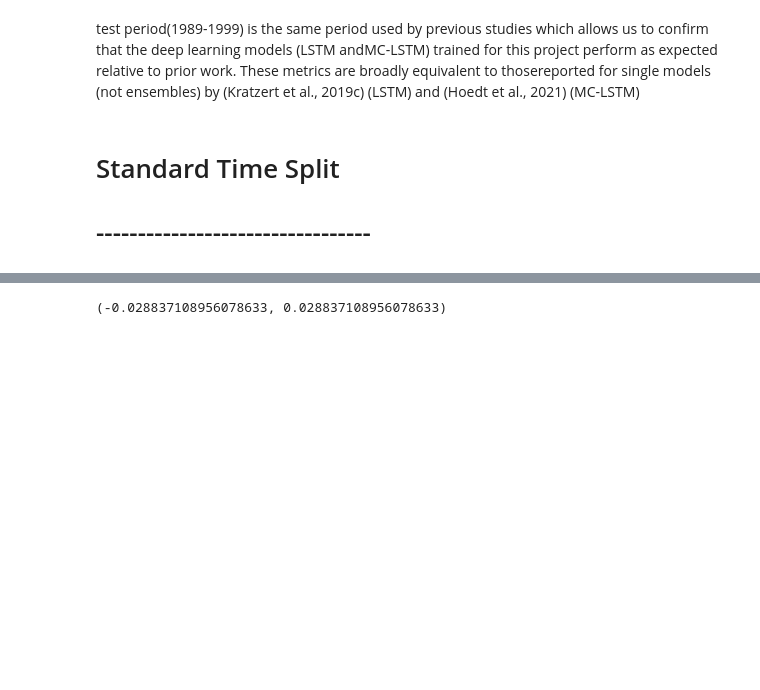
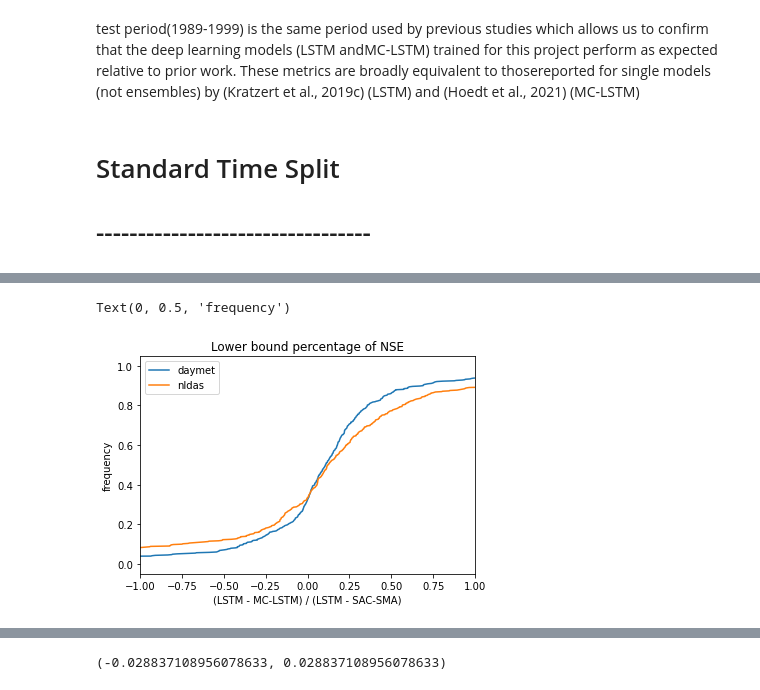
Before and after one commit to jmframe/mclstm_2021_mass_balance, a Jupyter notebook: results/paper_table-ens.ipynb, the cells around one changed output, grey strips where cells are left out. Drawn from its saved outputs; the diff is of its cells as text; code cells hidden in the pictures; blank space fills up the shorter version.

```diff
--- a/results/paper_table-ens.ipynb
+++ b/results/paper_table-ens.ipynb
@@ -199,0 +252,15 @@ for forcing_type in ['nldas', 'daymet']:
+# %%
+yvalues = list(range(len(lower_bound_st1_dict['NSE']['daymet'])))
+for i, _ in enumerate(yvalues):
+    yvalues[i] = yvalues[i]/len(yvalues)
+
+df_plot = pd.DataFrame(data=lower_bound_st1_dict['NSE'], columns=['daymet','nldas'])
+plt.plot(np.sort(df_plot[~pd.isnull(df_plot)], axis=0), yvalues)
+plt.xlim([-1,1])
+plt.legend(['daymet','nldas'])
+plt.title("Lower bound percentage of NSE")
+plt.xlabel("(LSTM - MC-LSTM) / (LSTM - SAC-SMA)")
+plt.ylabel("frequency")
+# %% [output]
+Text(0, 0.5, 'frequency')
+[figure, added]
```
Also changed, not shown: parts of 10 cells of this notebook, 2 other files.
